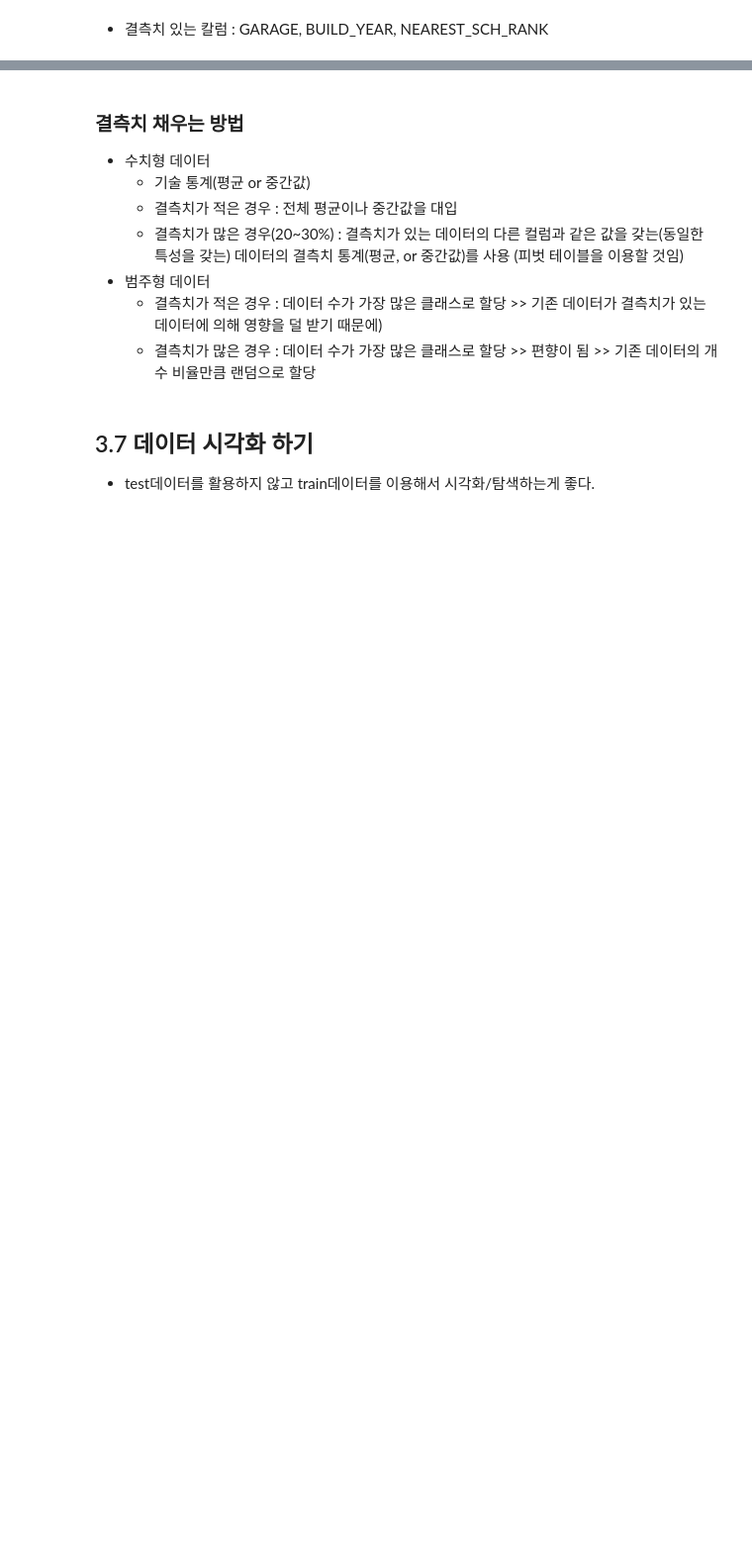
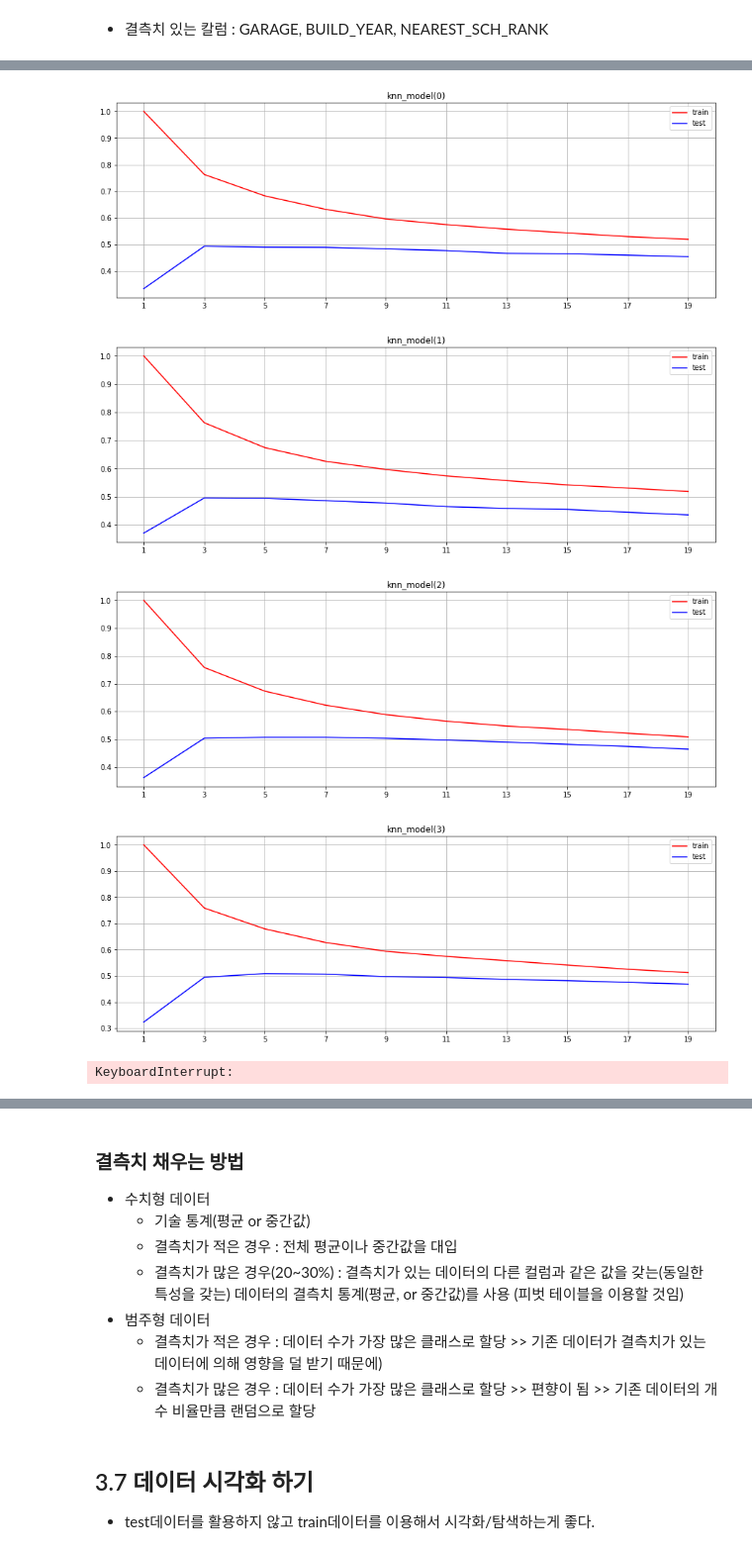
Before and after one commit to MinjuKang727/Python, a Jupyter notebook: Machine_Learning/Kaggle_Regression_House_Price.ipynb, the cells around one changed output, grey strips where cells are left out. Shown at 99% size. Saved outputs shown, nothing was run; the diff lists cells and outputs as text; code cells hidden in the pictures; blank space fills up the shorter version.

```diff
--- a/Machine_Learning/Kaggle_Regression_House_Price.ipynb
+++ b/Machine_Learning/Kaggle_Regression_House_Price.ipynb
@@ -114,0 +85,11 @@ NameError: name 'train1' is not defined
+# %%
+train1 = train1.dropna(axis = 0)
+not_null_test = test.dropna(axis = 0)
+# %%
+col = ['BEDROOMS', 'BATHROOMS',
+       'LAND_AREA', 'FLOOR_AREA', 'CBD_DIST',
+       'NEAREST_STN_DIST', 'NEAREST_SCH_DIST']
+# %%
+X_train = train1.loc[:,col]
+y_train = train1.loc[:, 'PRICE']
+X_test = test.loc[:, col]
@@ -114,0 +122,28 @@ NameError: name 'train1' is not defined
+# %%
+# KNN 모델
+
+for i in range(100) :
+    X_train2, X_val, y_train2, y_val = train_test_split(X_train, y_train, test_size = 0.3, random_state=i)
+    train_acc = []
+    test_acc = []
+
+    neighbor = range(1, 20, 2)
+    for k in neighbor :
+        knn_model2 = KNeighborsRegressor(n_neighbors=k)
+        knn_model2.fit(X_train2, y_train2)
+        train_acc.append(knn_model2.score(X_train2, y_train2))
+        test_acc.append(knn_model2.score(X_val, y_val))
+    plt.figure(figsize=(15, 5))
+    plt.plot(neighbor, train_acc, c='r', label = 'train')
+    plt.plot(neighbor, test_acc, c='b', label = 'test')
+    plt.xticks( range(1, 20, 2))
+    plt.grid()
+    plt.title(f'knn_model({i})')
+    plt.legend(loc='upper right')
+    plt.show()
+# %% [output]
+[figure, added]
+[figure, added]
+[figure, added]
+[figure, added]
+KeyboardInterrupt:
```
Also changed, not shown: parts of 20 cells of this notebook, 2 other files.
